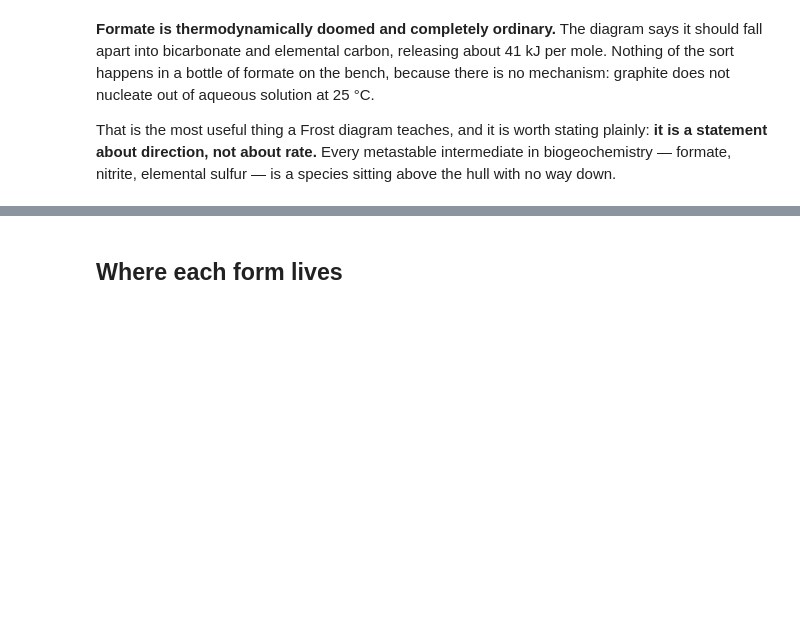
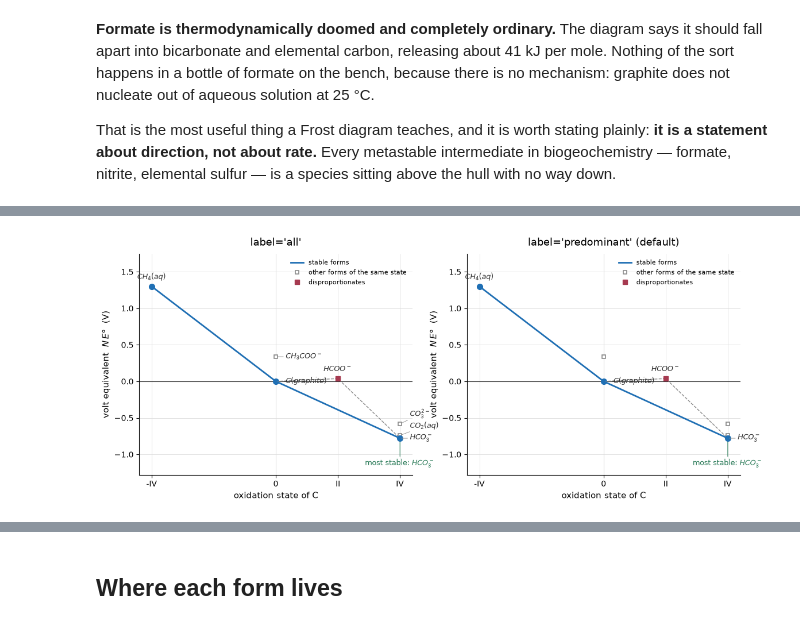
Before and after one commit to JamesRH/microbial_thermo, a Jupyter notebook: notebooks/05_carbon.ipynb, the cells around one changed output, grey strips where cells are left out. Saved outputs shown, nothing was run; the diff lists cells and outputs as text; code cells hidden in the pictures; blank space fills up the shorter version.

```diff
--- a/notebooks/05_carbon.ipynb
+++ b/notebooks/05_carbon.ipynb
@@ -118,0 +152,7 @@ sulfur — is a species sitting above the hull with no way down.
+# %%
+figure, axes = plt.subplots(1, 2, figsize=(13.5, 5.0))
+plot_frost("C", pH=7.0, predominant_only=False, label="all", ax=axes[0], title="label='all'")
+plot_frost("C", pH=7.0, predominant_only=False, ax=axes[1], title="label='predominant' (default)")
+plt.show()
+# %% [output]
+[figure, added]
```
Also changed, not shown: parts of 10 cells of this notebook, 7 other files.
